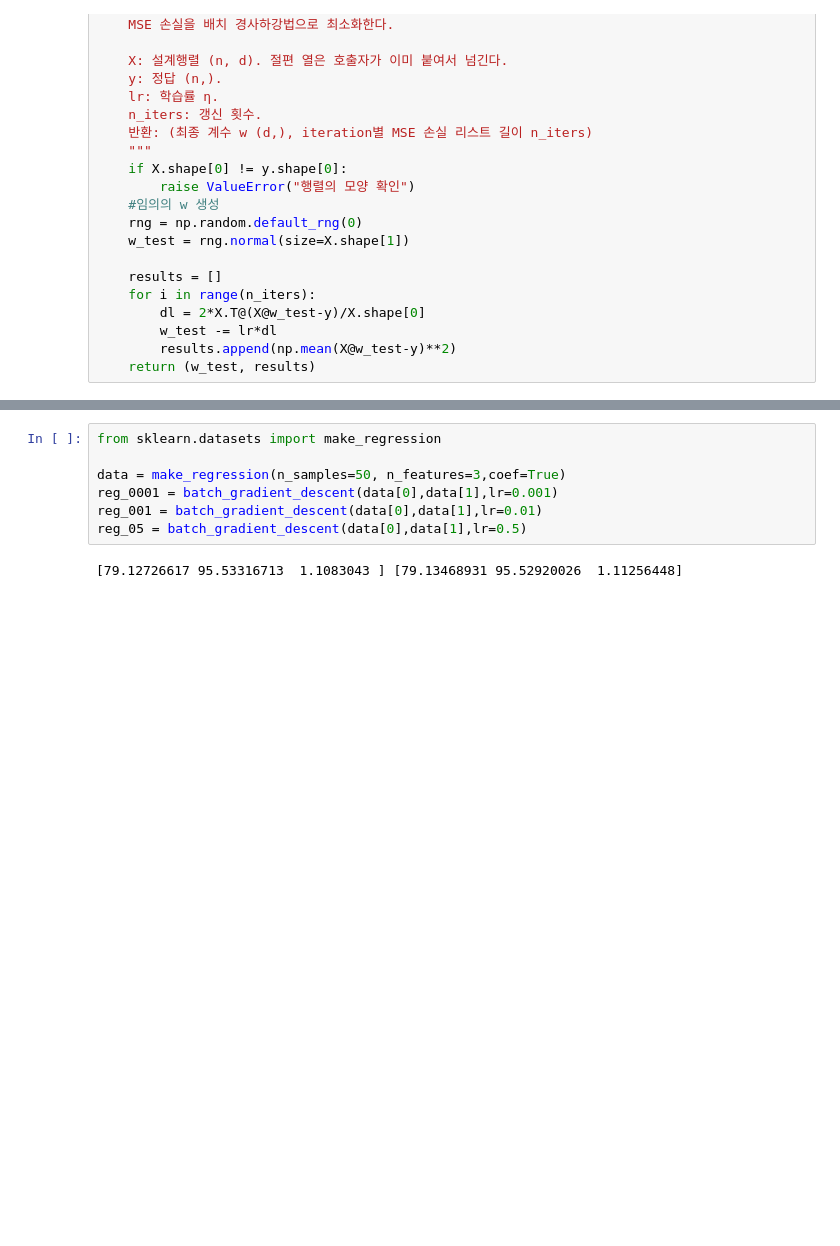
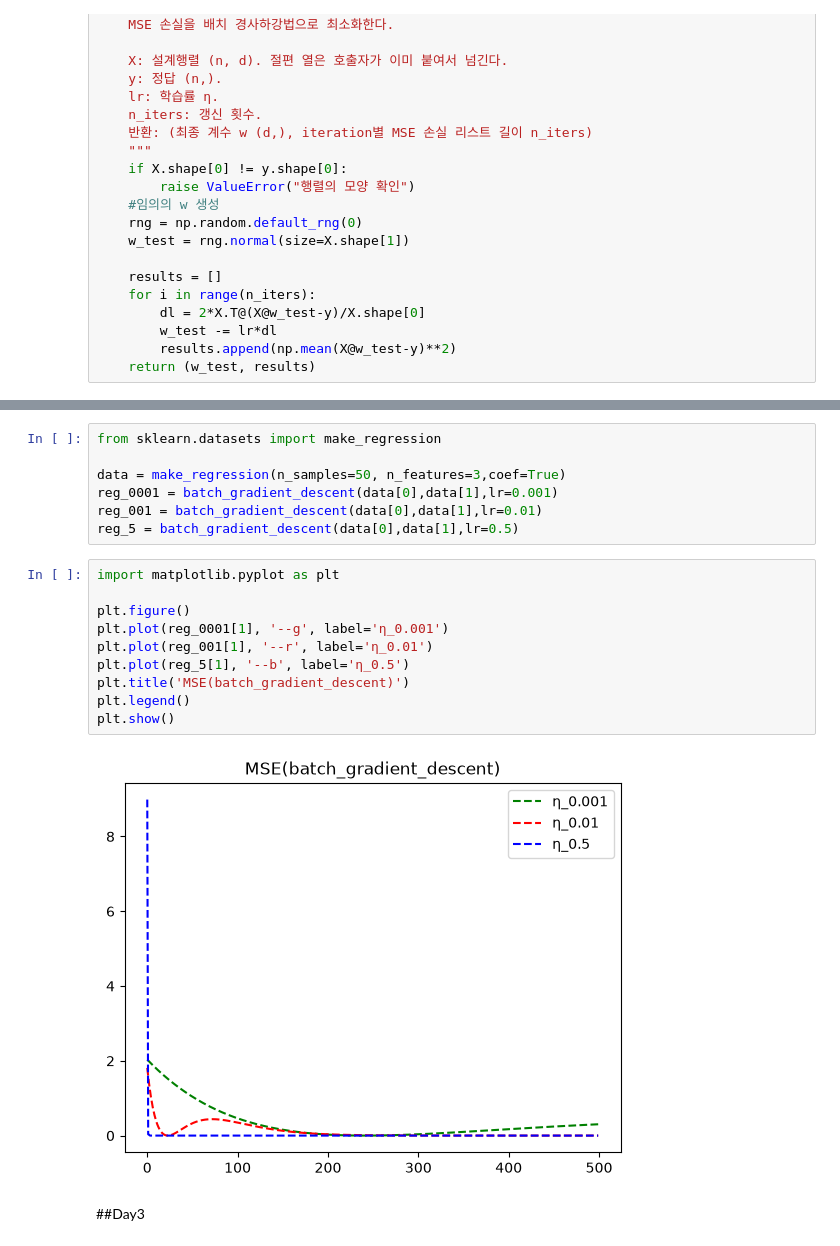
Before and after one commit to kulkulhaha/ai-engineer-journey, a Jupyter notebook: week07/gradient_descent.ipynb, the cells around one changed output, grey strips where cells are left out. Saved outputs shown, nothing was run; the diff lists cells and outputs as text; blank space fills up the shorter version.

```diff
--- a/week07/gradient_descent.ipynb
+++ b/week07/gradient_descent.ipynb
@@ -123,6 +123,18 @@ from sklearn.datasets import make_regression
 data = make_regression(n_samples=50, n_features=3,coef=True)
 reg_0001 = batch_gradient_descent(data[0],data[1],lr=0.001)
 reg_001 = batch_gradient_descent(data[0],data[1],lr=0.01)
-reg_05 = batch_gradient_descent(data[0],data[1],lr=0.5)
+reg_5 = batch_gradient_descent(data[0],data[1],lr=0.5)
-# %% [output]
-[79.12726617 95.53316713  1.1083043 ] [79.13468931 95.52920026  1.11256448]
+# %%
+import matplotlib.pyplot as plt
+
+plt.figure()
+plt.plot(reg_0001[1], '--g', label='η_0.001')
+plt.plot(reg_001[1], '--r', label='η_0.01')
+plt.plot(reg_5[1], '--b', label='η_0.5')
+plt.title('MSE(batch_gradient_descent)')
+plt.legend()
+plt.show()
+# %% [output]
+[figure, added]
+# %% [markdown]
+##Day3
```
Also changed, not shown: parts of 4 cells of this notebook.
